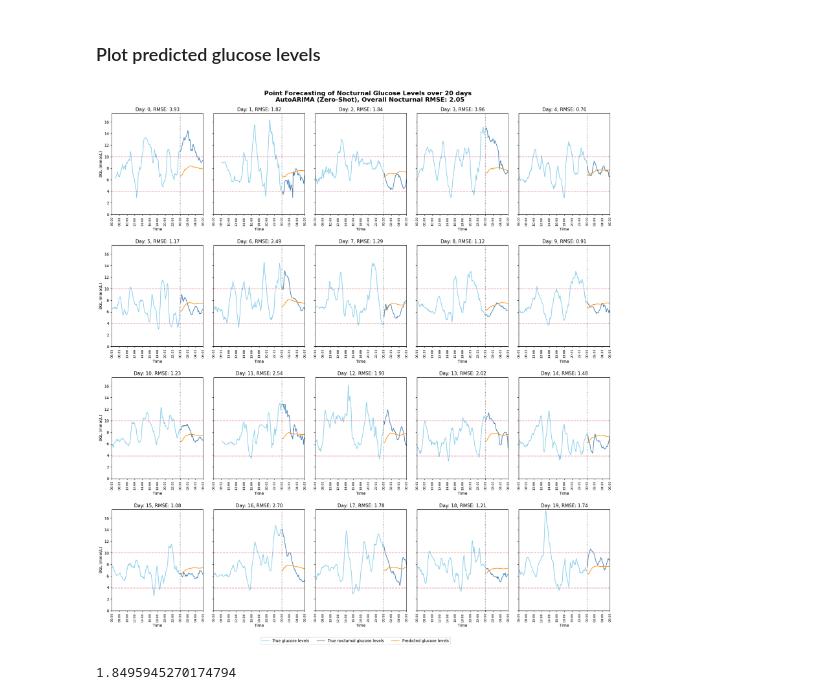
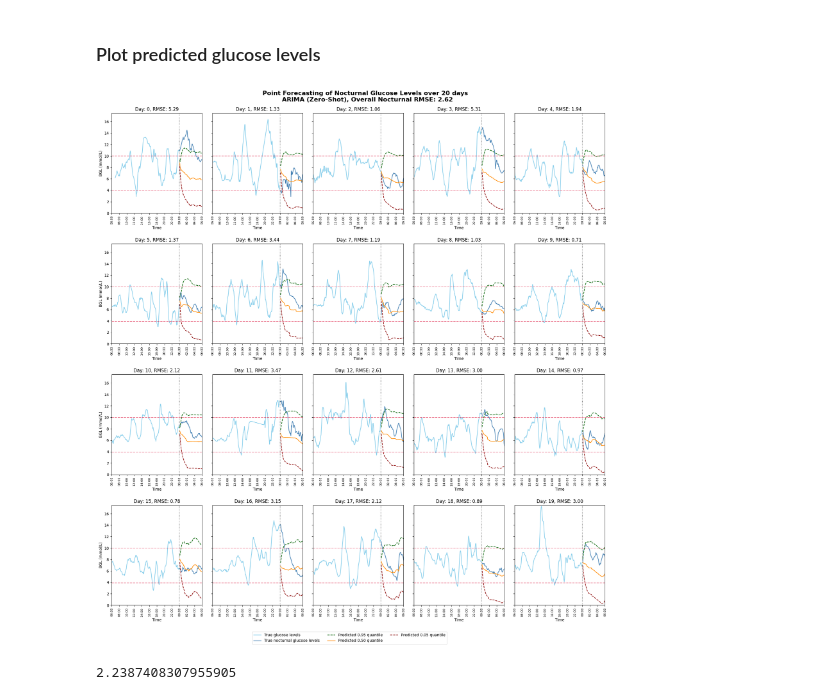
Before and after one commit to Blood-Glucose-Control/nocturnal-hypo-gly-prob-forecast, a Jupyter notebook: scripts/notebooks/4.07-ad-interval-forecast-visualization.ipynb, the cells around one changed output. Cells and saved outputs as stored; diff of their text form; code cells hidden in the pictures.

Commit message:
add quantile and interval forecast plots

```diff
--- a/scripts/notebooks/4.07-ad-interval-forecast-visualization.ipynb
+++ b/scripts/notebooks/4.07-ad-interval-forecast-visualization.ipynb
@@ -9,15 +9,17 @@ forecasters = load_all_forecasters()
 patient = "p04"
 
 # Set model as sktime forecaster class name
-model = "TinyTimeMixerForecaster"
-model = "ARCH"
-model = "AutoARIMA"
+# model = "TinyTimeMixerForecaster"
+# model = "ARCH"
+# model = "AutoARIMA"
+model = "ARIMA"
 forecaster_class = get_estimator(forecasters, model)
 
 # Set relative path to config yaml file with params for model
-config_path = "../../src/models/configs/TinyTimeMixerForecaster.yaml"
-config_path = "../../src/models/configs/ARCH.yaml"
-config_path = "../../src/models/configs/AutoARIMA.yaml"
+# config_path = "../../src/models/configs/TinyTimeMixerForecaster.yaml"
+# config_path = "../../src/models/configs/ARCH.yaml"
+# config_path = "../../src/models/configs/AutoARIMA.yaml"
+config_path = "../../src/models/configs/ARIMA.yaml"
 # %% [markdown]
 ### Load data for one patient
 # %%
@@ -207,6 +143,7 @@ def plot_quantiles(ax, forecaster, fh, X_night, test_period):
 import matplotlib.pyplot as plt
 import matplotlib.dates as mdates
 import pandas as pd
+import numpy as np
 
 # Create time index once (288 steps of 5 minutes from 6AM to 6AM next day)
 time_index = pd.date_range(
@@ -259,12 +196,51 @@ for _, train_period, test_period in loader.get_validation_day_splits(patient):
         label="True nocturnal glucose levels",
     )[0]
 
-    predicted_bg_ax = ax.plot(
+    # ######## Plot predicted glucose levels ########
+    # predicted_bg_ax = ax.plot(
+    #     time_index[-72:],
+    #     predicted_bg,
+    #     color="darkorange",
+    #     linestyle="-",
+    #     label="Predicted glucose levels",
+    # )[0]
+
+    # ######## Plot predicted glucose intervals ########
+    # pred_int = forecaster.predict_interval(fh=fh, X=X_night, coverage=0.95)["bg-0:00"][0.95]
+    # upper_interval = ax.plot(
+    #     time_index[-72:],
+    #     pred_int["upper"],
+    #     label="Predicted upper interval",
+    #     linestyle="--",
+	# 	color="grey"
+    # )[0]
+    # lower_interval = ax.plot(
+    #     time_index[-72:],
+    #     pred_int["lower"],
+    #     label="Predicted lower interval",
+    #     linestyle="--",
+	# 	color="grey"
+    # )[0]
+
+    # ######## Plot predicted glucose quantiles ########
+    quantiles = [0.95, 0.5, 0.05]
+    pred_int = forecaster.predict_quantiles(fh=fh, X=X_night, alpha=quantiles)[
+        "bg-0:00"
+    ]
+    upper_quantile = ax.plot(
         time_index[-72:],
-        predicted_bg,
-        color="darkorange",
-        linestyle="-",
-        label="Predicted glucose levels",
+        pred_int[0.95],
+        linestyle="--",
+        label="0.95 quantile",
+        color="darkgreen"
+    )[0]
+    mid_quantile = ax.plot(time_index[-72:], pred_int[0.50], label="0.5 quantile", color="darkorange")[0]
+    lower_quantile = ax.plot(
+        time_index[-72:],
+        pred_int[0.05],
+        linestyle="--",
+        label="0.05 quantile",
+        color="darkred"
     )[0]
 
     # Format x-axis
@@ -282,12 +258,16 @@ for _, train_period, test_period in loader.get_validation_day_splits(patient):
     ######## Plot predicted glucose levels ########
     # Only store legend items from first subplot
     if subplot_idx == 0:
-        legend_lines.extend([day_line, night_line, predicted_bg_ax])
+        legend_lines.extend([day_line, night_line, upper_quantile, mid_quantile, lower_quantile])
         legend_labels.extend(
             [
                 "True glucose levels",
                 "True nocturnal glucose levels",
-                "Predicted glucose levels",
+                # "Predicted blood glucose level",
+                # "Predicted 0.95 coverage interval",
+                "Predicted 0.95 quantile",
+                "Predicted 0.50 quantile",
+                "Predicted 0.05 quantile",
             ]
         )
 
@@ -312,33 +292,34 @@ for _, train_period, test_period in loader.get_validation_day_splits(patient):
         y=10.0, color="crimson", linestyle="--", alpha=0.5
     )  # Hyperglycemia threshold
     ax.axvline(
         x=time_index[216], color="black", linestyle=":", alpha=0.5
     )  # Nocturnal start
+
     # Update the model with the true glucose levels for the night
-    # forecaster.update(y=y_night, X=X_night, update_params=False)
+    forecaster.update(y=y_night, X=X_night, update_params=False)
 
     # Increment the subplot index for the next day
     subplot_idx += 1
 
 TOTAL_TEST_RMSE = np.sqrt(np.mean(ERRORS_NIGHT))
 
 fig.suptitle(
     f"Point Forecasting of Nocturnal Glucose Levels over 20 days \n {model} (Zero-Shot), Overall Nocturnal RMSE: {TOTAL_TEST_RMSE:.2f}",
     fontweight="bold",
     fontsize=16,
 )
 
 # Add a single legend outside the subplots
 fig.legend(legend_lines, legend_labels, ncols=3, bbox_to_anchor=(0.65, 0.0))
 
 # Adjust layout to avoid overlap with the legend
 plt.tight_layout(rect=[0, 0, 0.95, 1], pad=2.0)
 
 # Show the figure with multiple subplots
 plt.show()
 
 
 print(RMS_ERRORS.mean())
 # %% [output]
-[figure, old version]
+[figure, new version]
-1.8495945270174794
+2.2387408307955905
```
Also changed, not shown: parts of 8 cells of this notebook.
